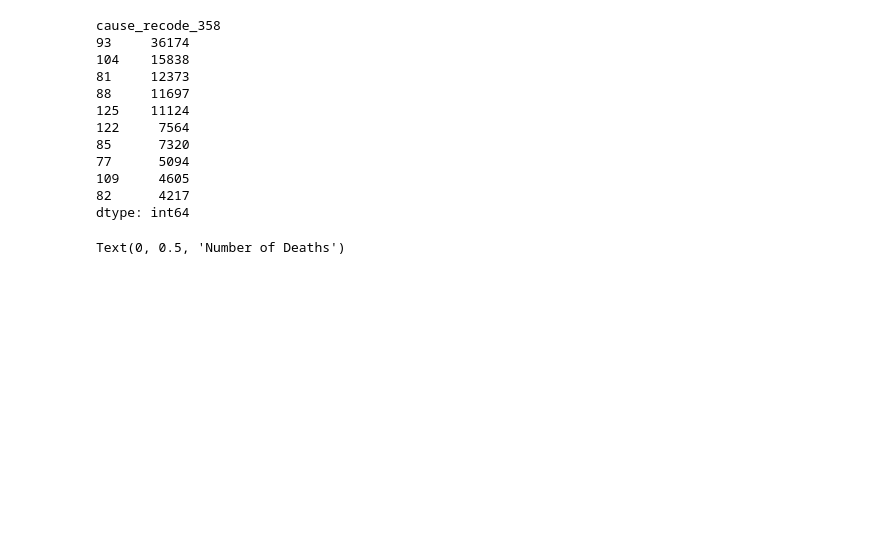
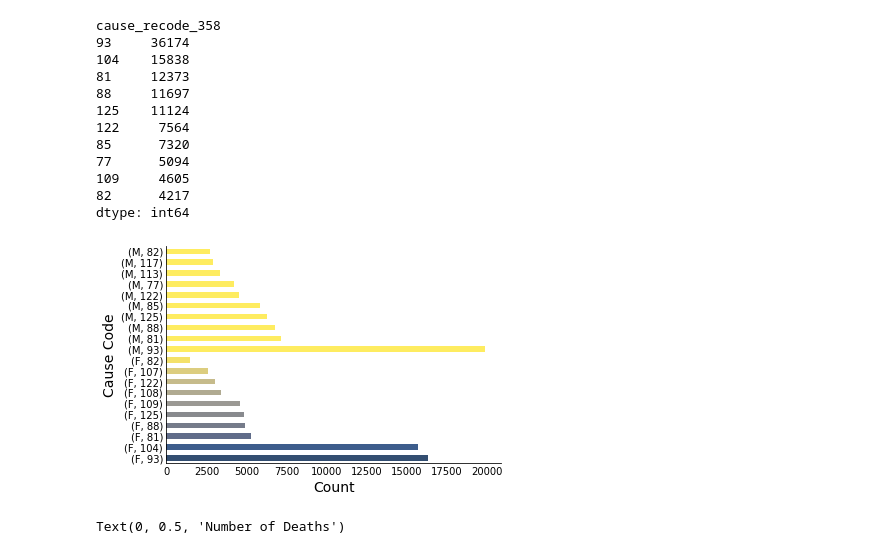
Before and after one commit to swarupmalli/Capstone_Mortality, a Jupyter notebook: mortUS_heart_cancer_disease.ipynb, the cells around one changed output. Drawn from its saved outputs; the diff is of its cells as text; code cells hidden in the pictures; blank space fills up the shorter version.

```diff
--- a/mortUS_heart_cancer_disease.ipynb
+++ b/mortUS_heart_cancer_disease.ipynb
@@ -554,6 +547,19 @@ cause_recode_358
 109     4605
 82      4217
 dtype: int64
+# %%
+plot_can=can_age_2018.groupby(["sex"]).cause_recode_358
+colors = plt.cm.cividis(np.linspace(0, 2, 20))
+ax = plot_can.apply(top_val_count).plot(kind='barh', stacked=True, color=colors, alpha=0.8)
+ax.set_xlabel('Count', fontsize=14)
+ax.set_ylabel('Cause Code', fontsize=14)
+plt.tick_params(axis='both', which='both', length=0)
+#ax.legend(loc=0, ncol=2, prop={'size':10}, frameon=False)
+plt.title('', fontsize=14, fontweight='bold')
+sns.despine()
+plt.show()
+# %% [output]
+[figure, added]
 # %%
 #type of disease compared to Female and Male
 
```
Also changed, not shown: parts of 9 cells of this notebook.
